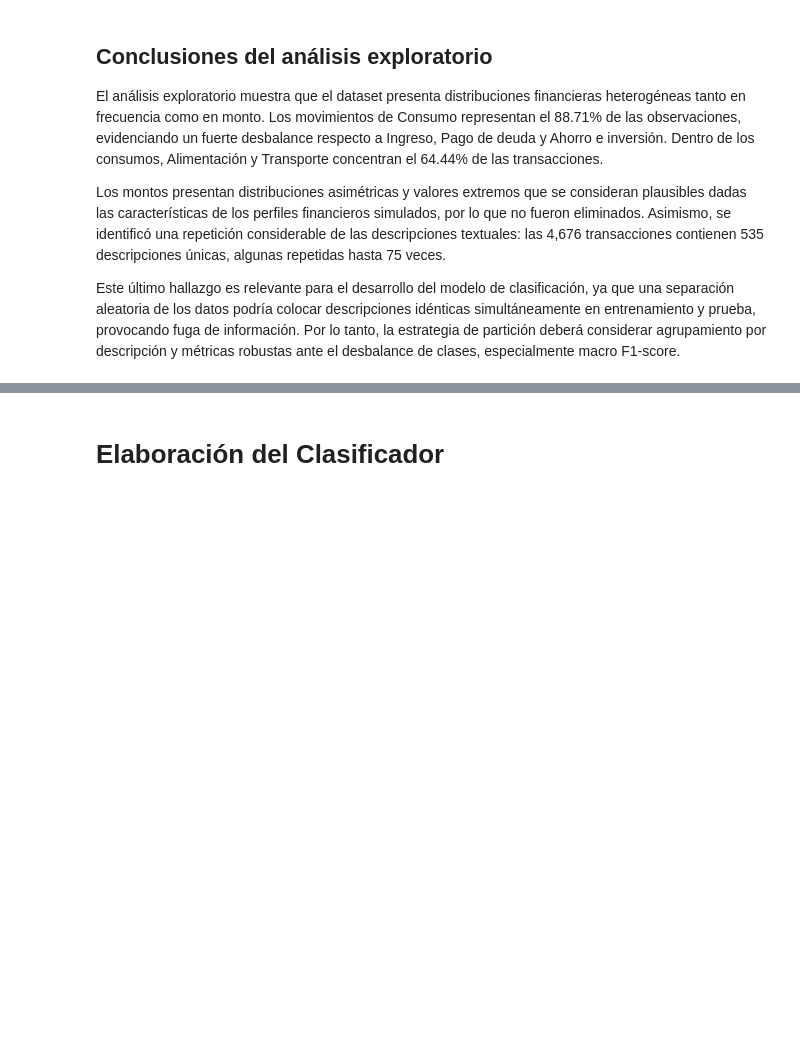
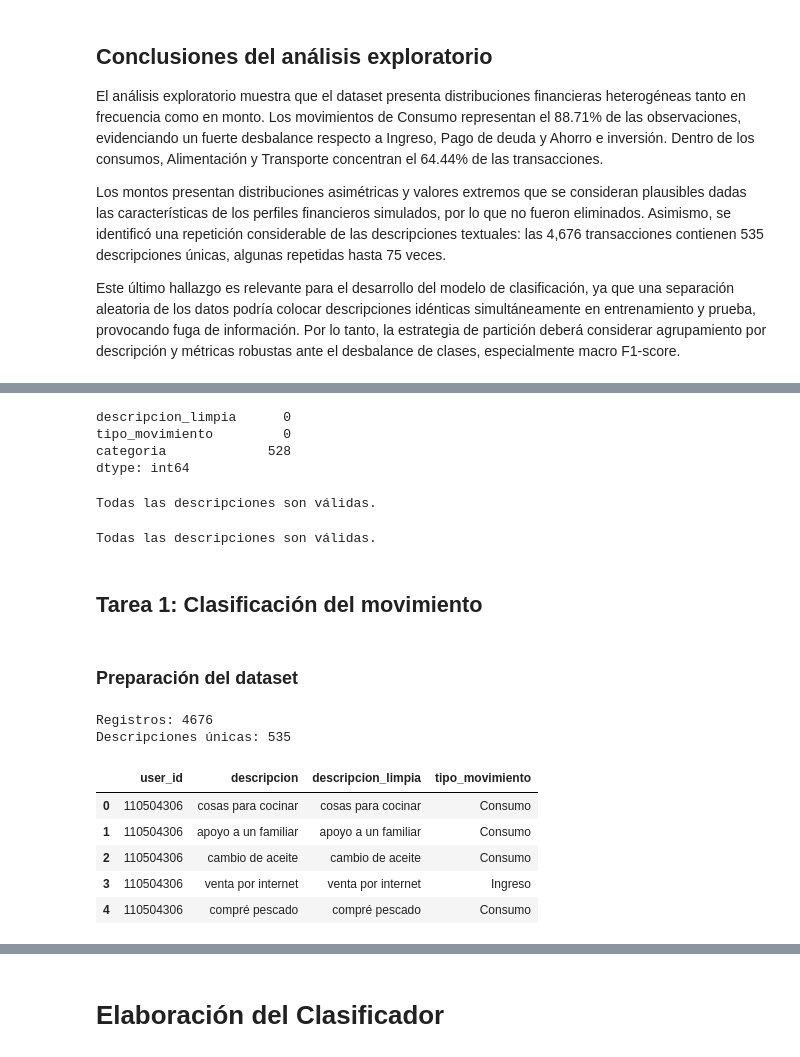
Before and after one commit to No-Country-simulation/Hackathon-G9-LATAM-Team-68, a Jupyter notebook: ciencia-de-datos/cuaderno_trabajo.ipynb, the cells around one changed output, grey strips where cells are left out. Drawn from its saved outputs; the diff is of its cells as text; code cells hidden in the pictures; blank space fills up the shorter version.

```diff
--- a/ciencia-de-datos/cuaderno_trabajo.ipynb
+++ b/ciencia-de-datos/cuaderno_trabajo.ipynb
@@ -1143,0 +1165,17 @@ Este último hallazgo es relevante para el desarrollo del modelo de clasificaci
+# %%
+ruta_dataset = "dataset_finance_ai_110_usuarios_limpio.csv"
+
+df = pd.read_csv(
+    ruta_dataset,
+    parse_dates=[
+        "periodo_inicio",
+        "periodo_fin",
+        "fecha"
+    ]
+)
+
+print("Dimensiones:", df.shape)
+print("Usuarios:", df["user_id"].nunique())
+print("Descripciones únicas:", df["descripcion_limpia"].nunique())
+
+df.head()
@@ -1143,0 +1192,59 @@ Este último hallazgo es relevante para el desarrollo del modelo de clasificaci
+# %%
+#valida variables necesarias
+columnas_necesarias = [
+    "descripcion_limpia",
+    "tipo_movimiento",
+    "categoria"
+]
+
+df[columnas_necesarias].isna().sum()
+# %% [output]
+descripcion_limpia      0
+tipo_movimiento         0
+categoria             528
+dtype: int64
+# %%
+#valida las descripciones
+assert df["descripcion_limpia"].notna().all()
+assert df["descripcion_limpia"].str.strip().ne("").all()
+
+print("Todas las descripciones son válidas.")
+# %% [output]
+Todas las descripciones son válidas.
+# %%
+#valida las categorias
+assert df["descripcion_limpia"].notna().all()
+assert df["descripcion_limpia"].str.strip().ne("").all()
+
+print("Todas las descripciones son válidas.")
+# %% [output]
+Todas las descripciones son válidas.
+# %% [markdown]
+## **Tarea 1: Clasificación del movimiento**
+# %% [markdown]
+### **Preparación del dataset**
+# %%
+columnas_tarea_movimiento = [
+    "user_id",
+    "descripcion",
+    "descripcion_limpia",
+    "tipo_movimiento"
+]
+
+datos_movimiento = df[
+    columnas_tarea_movimiento
+].copy()
+
+print("Registros:", len(datos_movimiento))
+print("Descripciones únicas:", datos_movimiento["descripcion_limpia"].nunique())
+
+datos_movimiento.head()
+# %% [output]
+Registros: 4676
+Descripciones únicas: 535
+|  | user_id | descripcion | descripcion_limpia | tipo_movimiento |
+| 0 | 110504306 | cosas para cocinar | cosas para cocinar | Consumo |
+| 1 | 110504306 | apoyo a un familiar | apoyo a un familiar | Consumo |
+| 2 | 110504306 | cambio de aceite | cambio de aceite | Consumo |
+| 3 | 110504306 | venta por internet | venta por internet | Ingreso |
+| 4 | 110504306 | compré pescado | compré pescado | Consumo |
```
Also changed, not shown: parts of 149 cells of this notebook.
